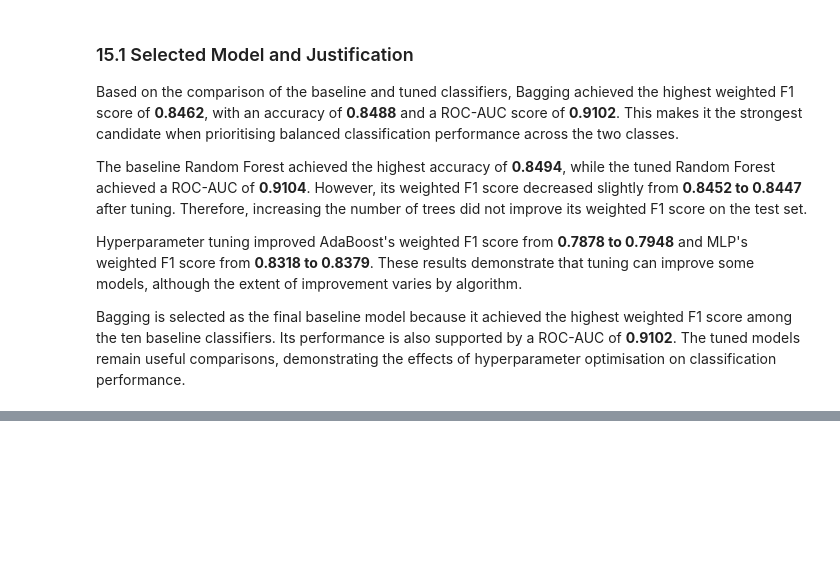
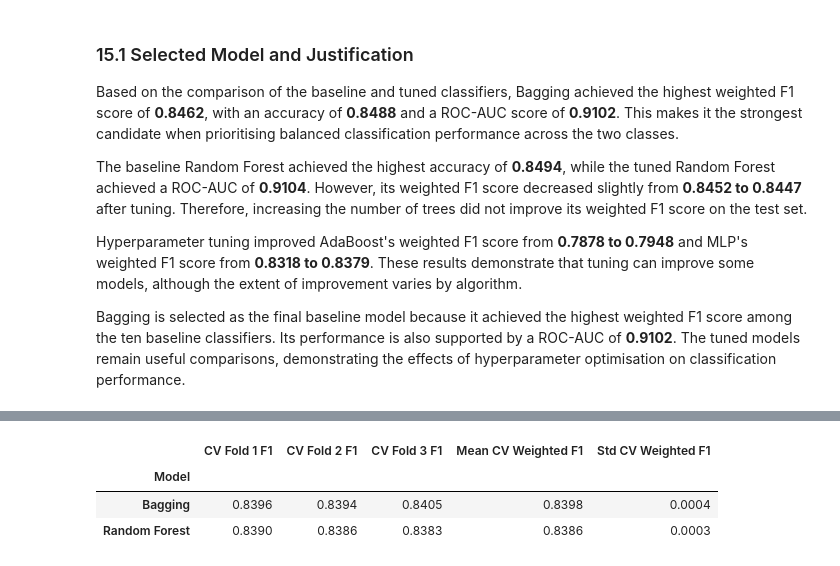
Before and after one commit to AnanyaBottu/ml-capstone, a Jupyter notebook: notebooks/classification.ipynb, the cells around one changed output, grey strips where cells are left out. Cells and saved outputs as stored; diff of their text form; code cells hidden in the pictures; blank space fills up the shorter version.

```diff
--- a/notebooks/classification.ipynb
+++ b/notebooks/classification.ipynb
@@ -1521,0 +1526,37 @@ Bagging is selected as the final baseline model because it achieved the highest
+# %%
+from sklearn.model_selection import cross_val_score
+
+best_baseline_models = {
+    "Bagging": bagging,
+    "Random Forest": rf_model
+}
+
+cv_rows = []
+
+for name, model in best_baseline_models.items():
+    scores = cross_val_score(
+        model,
+        X_train,
+        y_train,
+        cv=3,
+        scoring="f1_weighted",
+        n_jobs=1
+    )
+
+    cv_rows.append({
+        "Model": name,
+        "CV Fold 1 F1": scores[0],
+        "CV Fold 2 F1": scores[1],
+        "CV Fold 3 F1": scores[2],
+        "Mean CV Weighted F1": scores.mean(),
+        "Std CV Weighted F1": scores.std()
+    })
+
+cv_comparison = pd.DataFrame(cv_rows).set_index("Model")
+
+cv_comparison.round(4)
+# %% [output]
+|  | CV Fold 1 F1 | CV Fold 2 F1 | CV Fold 3 F1 | Mean CV Weighted F1 | Std CV Weighted F1 |
+| Model |  |  |  |  |  |
+| Bagging | 0.8396 | 0.8394 | 0.8405 | 0.8398 | 0.0004 |
+| Random Forest | 0.8390 | 0.8386 | 0.8383 | 0.8386 | 0.0003 |
```
Also changed, not shown: parts of 2 cells of this notebook.
